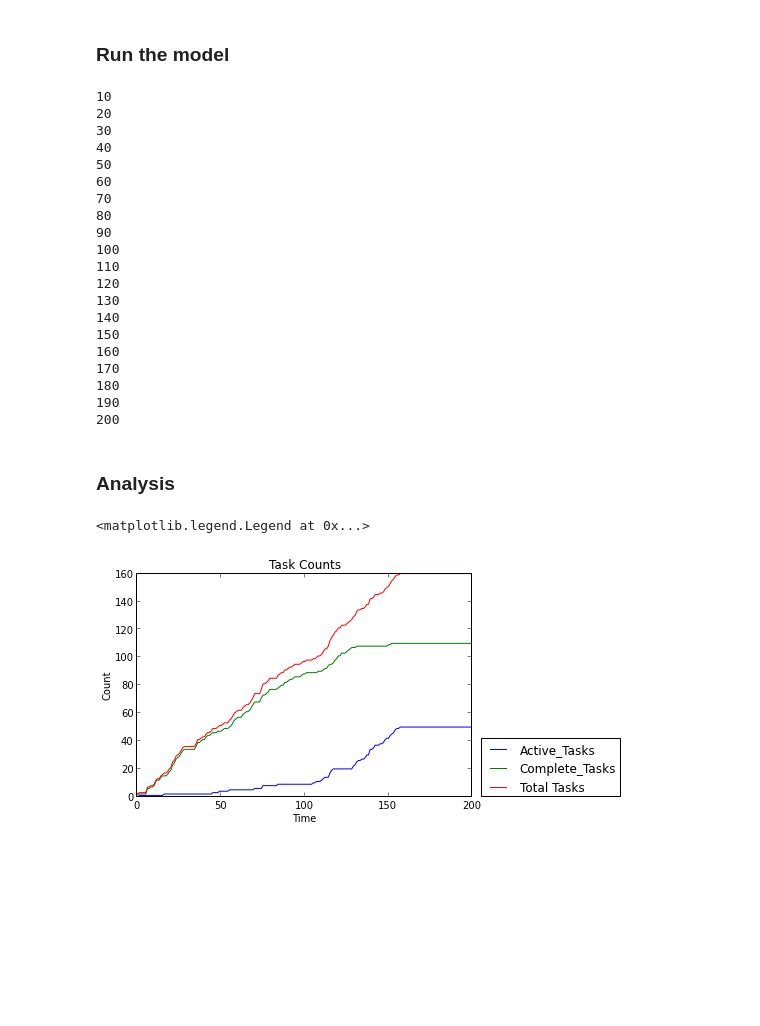
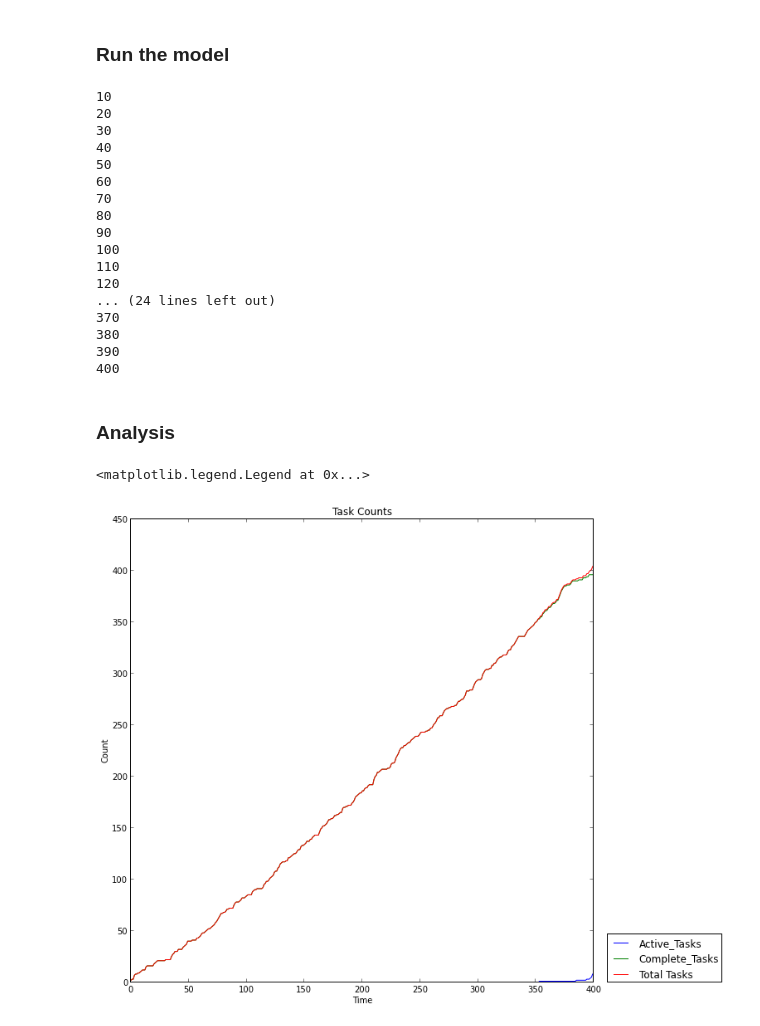
Before and after one commit to jackiekazil/goalnet, a Jupyter notebook: goalnet/model/Initial_Analysis.ipynb, the cells around one changed output. Saved outputs shown, nothing was run; the diff lists cells and outputs as text; code cells hidden in the pictures; blank space fills up the shorter version.

```diff
--- a/goalnet/model/Initial_Analysis.ipynb
+++ b/goalnet/model/Initial_Analysis.ipynb
@@ -9,9 +9,9 @@ from world import World
 # %% [markdown]
 ### Run the model
 # %%
-config = {"agent_count": 50,
+config = {"agent_count": 100,
           "initial_configuration": "Random1",
-          "max_clock": 200}
+          "max_clock": 400}
           #"random_seed": 200}
 # %%
 w = World(config)
@@ -32,14 +32,11 @@ while w.tick() is not None:
 100
 110
 120
-130
-140
-150
-160
-170
-180
-190
-200
+... (24 lines left out)
+370
+380
+390
+400
 # %% [markdown]
 ### Analysis
 # %%
@@ -61,18 +58,18 @@ def count_tasks(data_collector):
 # %%
 active_tasks, complete_tasks = count_tasks(w.data_collector)
 active_tasks = np.array(active_tasks)
 complete_tasks = np.array(complete_tasks)
 total_tasks = active_tasks + complete_tasks
 
-fig, subplot = plt.subplots()
+fig, subplot = plt.subplots(figsize=(10,10))
 subplot.set_title("Task Counts")
 subplot.set_xlabel("Time")
 subplot.set_ylabel("Count")
-subplot.plot(range(200), active_tasks, range(200), complete_tasks, range(200), total_tasks)
+subplot.plot(range(400), active_tasks, range(400), complete_tasks, range(400), total_tasks)
 subplot.legend(["Active_Tasks", "Complete_Tasks", "Total Tasks"], loc=(1.03, 0))
 # %% [output]
 <matplotlib.legend.Legend at 0x...>
-[figure, old version]
+[figure, new version]
 # %%
 def gini(data_collector):
     data = data_collector.data
```
Also changed, not shown: parts of 10 cells of this notebook, 11 other files.
